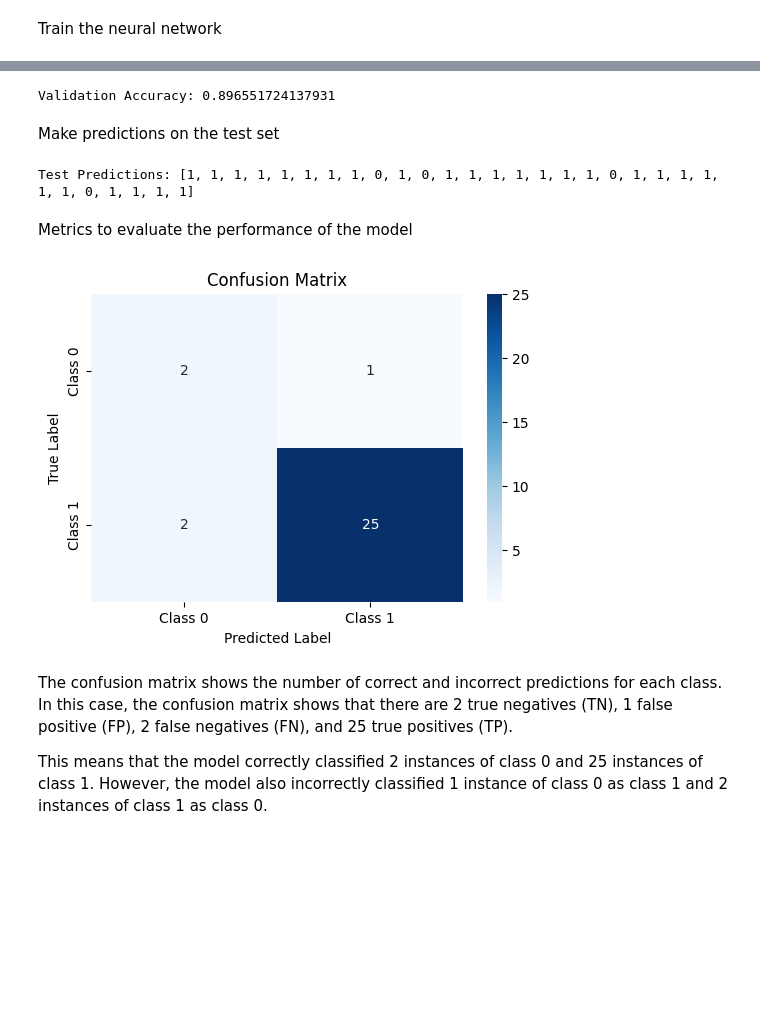
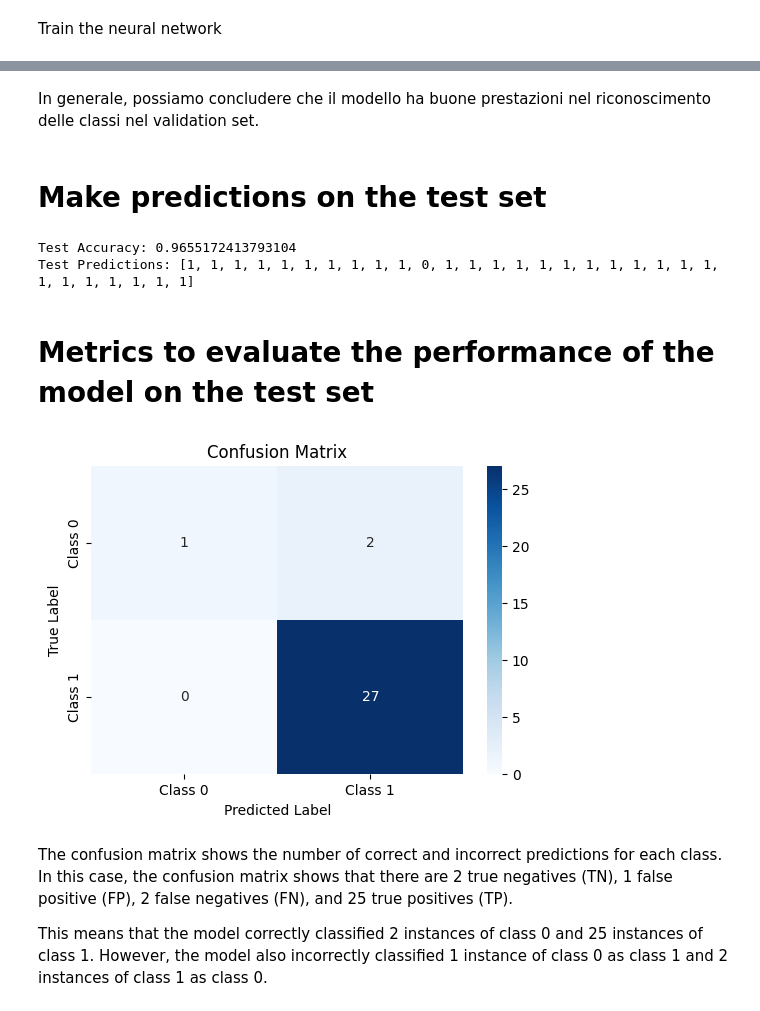
Before and after one commit to SigFerdo/MachineLearning, a Jupyter notebook: neural_network.ipynb, the cells around one changed output, grey strips where cells are left out. Cells and saved outputs as stored; diff of their text form; code cells hidden in the pictures; blank space fills up the shorter version.

Commit message:
added validation test results

```diff
--- a/neural_network.ipynb
+++ b/neural_network.ipynb
@@ -133,71 +206,46 @@ Evaluate the model on the validation set
+# %% [markdown]
+In generale, possiamo concludere che il modello ha buone prestazioni nel riconoscimento delle classi nel validation set.
+# %% [markdown]
+# Make predictions on the test set
 # %%
-# Evaluate the model on the validation set
+# Make predictions on the test set
 net.eval()
-val_accuracy = 0.0
+test_accuracy = 0.0
+test_predictions = []
 with torch.no_grad():
-    for data in val_dataloader:
+    for data in test_dataloader:
         inputs, labels = data
         outputs = net(inputs)
         _max_values, predicted = torch.max(outputs.data, 1)
-        val_accuracy += (predicted == labels).sum().item() / len(val_labels)
+        test_predictions.extend(predicted.tolist())
+        test_accuracy += (predicted == labels).sum().item() / len(val_labels)
 
-val_accuracy /= len(val_dataloader)
-print(f'Validation Accuracy: {val_accuracy}')
+test_accuracy /= len(test_dataloader)
+print(f'Test Accuracy: {test_accuracy}')
+print(f'Test Predictions: {test_predictions}')
 # %% [output]
-Validation Accuracy: 0.896551724137931
+Test Accuracy: 0.9655172413793104
+Test Predictions: [1, 1, 1, 1, 1, 1, 1, 1, 1, 1, 0, 1, 1, 1, 1, 1, 1, 1, 1, 1, 1, 1, 1, 1, 1, 1, 1, 1, 1, 1]
-# %% [markdown]
-Make predictions on the test set
-# %%
-# Make predictions on the test set
-net.eval()
-test_predictions = []
-with torch.no_grad():
-    for data in test_dataloader:
-        inputs, labels = data
-        outputs = net(inputs)
-        _max_values, predicted = torch.max(outputs.data, 1)
-        test_predictions.extend(predicted.tolist())
-
-print(f'Test Predictions: {test_predictions}')
-# %% [output]
-Test Predictions: [1, 1, 1, 1, 1, 1, 1, 1, 0, 1, 0, 1, 1, 1, 1, 1, 1, 1, 0, 1, 1, 1, 1, 1, 1, 0, 1, 1, 1, 1]
 # %% [markdown]
-Metrics to evaluate the performance of the model
+# Metrics to evaluate the performance of the model on the test set
 # %%
-import matplotlib.pyplot as plt
-import seaborn as sns
-from sklearn.metrics import confusion_matrix
-# Make predictions on the validation set
-net.eval()
-test_predictions = []
-with torch.no_grad():
-    for data in test_dataloader:
-        inputs, labels = data
-        outputs = net(inputs)
-        _max_values, predicted = torch.max(outputs.data, 1)
-        test_predictions.extend(predicted.tolist())
-
-# Convert predictions and labels to numpy arrays
-test_predictions = np.array(test_predictions)
-test_labels = test_labels.numpy()
-
 # Generate the confusion matrix
 cm = confusion_matrix(test_labels, test_predictions)
 
 # Define class labels
 class_labels = ['Class 0', 'Class 1']
 
 # Create the heatmap
 plt.figure(figsize=(6, 4))
 sns.heatmap(cm, annot=True, fmt='d', cmap='Blues',
             xticklabels=class_labels, yticklabels=class_labels)
 
 plt.title('Confusion Matrix')
 plt.xlabel('Predicted Label')
 plt.ylabel('True Label')
 plt.show()
 # %% [output]
-[figure, old version]
+[figure, new version]
 # %% [markdown]
 The confusion matrix shows the number of correct and incorrect predictions for each class. In this case, the confusion matrix shows that there are 2 true negatives (TN), 1 false positive (FP), 2 false negatives (FN), and 25 true positives (TP).
 
```
Also changed, not shown: parts of 7 cells of this notebook, 3 other files.
